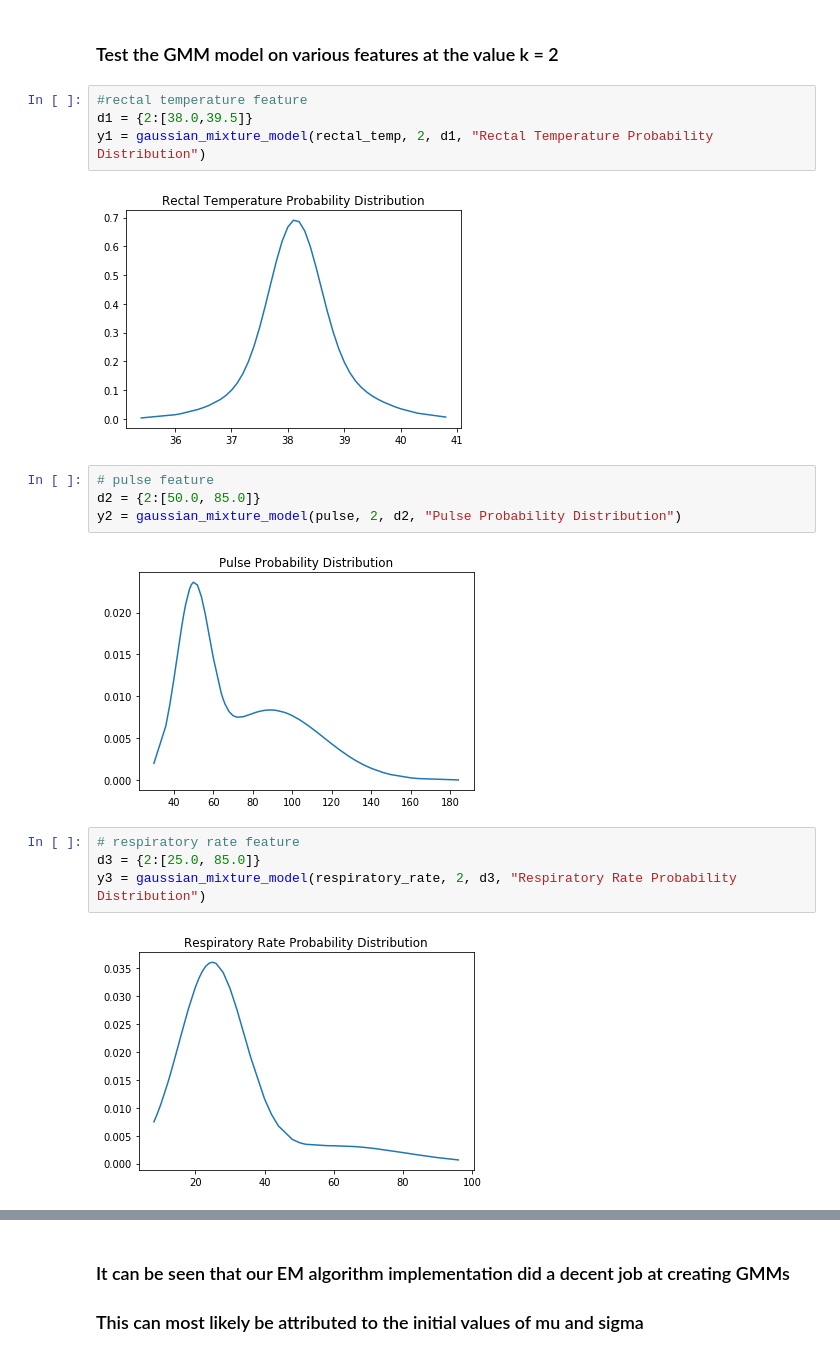
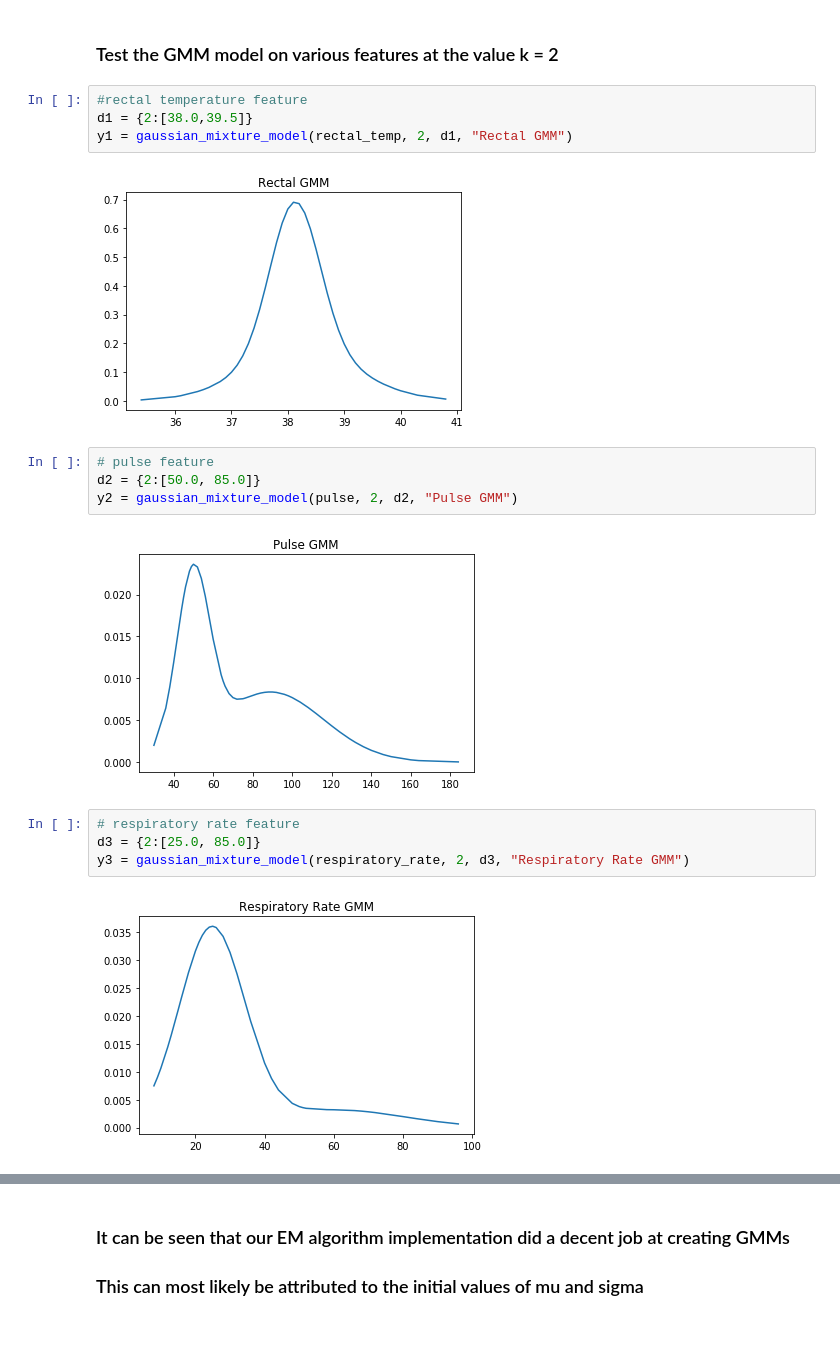
Before and after one commit to ronmoore3/eecs738projects-Machine-Learning, a Jupyter notebook: Probably_Interesting_Data/notebooks/Horse_1D_GMM.ipynb, the cells around one changed output, grey strips where cells are left out. Cells and saved outputs as stored; diff of their text form.

```diff
--- a/Probably_Interesting_Data/notebooks/Horse_1D_GMM.ipynb
+++ b/Probably_Interesting_Data/notebooks/Horse_1D_GMM.ipynb
@@ -215,21 +215,21 @@ def gaussian_mixture_model(x, k, d, title):
 # %%
 #rectal temperature feature
 d1 = {2:[38.0,39.5]}
-y1 = gaussian_mixture_model(rectal_temp, 2, d1, "Rectal Temperature Probability Distribution")
+y1 = gaussian_mixture_model(rectal_temp, 2, d1, "Rectal GMM")
 # %% [output]
-[figure, old version]
+[figure, new version]
 # %%
 # pulse feature
 d2 = {2:[50.0, 85.0]}
-y2 = gaussian_mixture_model(pulse, 2, d2, "Pulse Probability Distribution")
+y2 = gaussian_mixture_model(pulse, 2, d2, "Pulse GMM")
 # %% [output]
-[figure, old version]
+[figure, new version]
 # %%
 # respiratory rate feature
 d3 = {2:[25.0, 85.0]}
-y3 = gaussian_mixture_model(respiratory_rate, 2, d3, "Respiratory Rate Probability Distribution")
+y3 = gaussian_mixture_model(respiratory_rate, 2, d3, "Respiratory Rate GMM")
 # %% [output]
-[figure, old version]
+[figure, new version]
 # %%
 # respiratory rate feature
 d4 = {2:[45.0, 65.0]}
```
Also changed, not shown: parts of 1 cell of this notebook.
